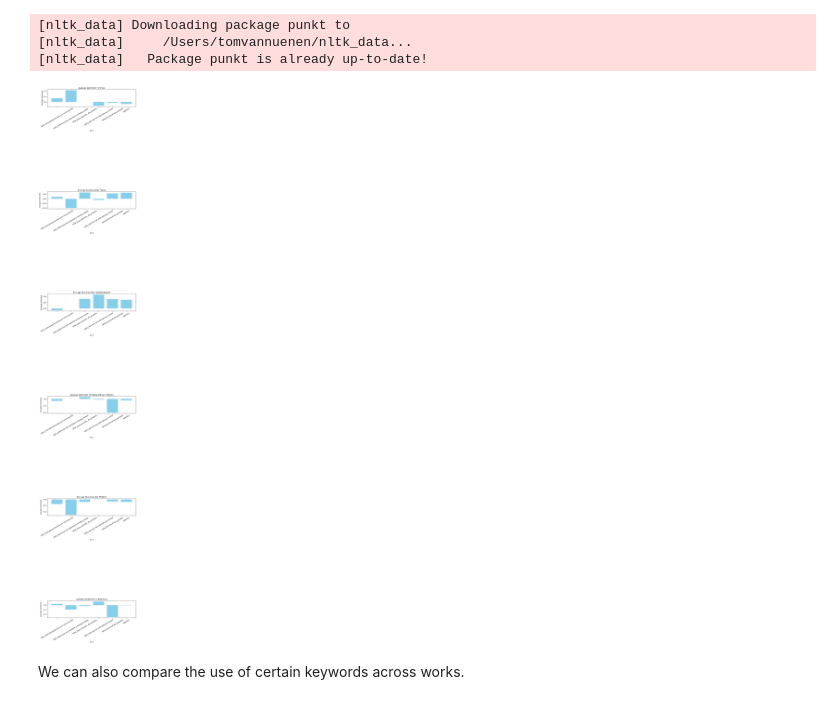
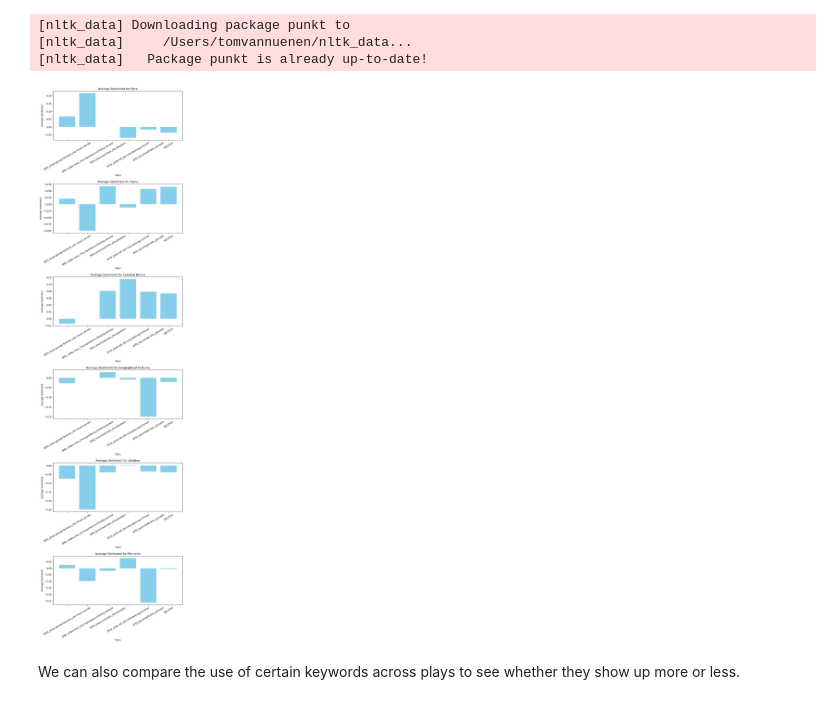
Before and after one commit to dlab-berkeley/DH-Text-Analysis, a Jupyter notebook: Q&A/sentiment_nature.ipynb, the cells around one changed output. Drawn from its saved outputs; the diff is of its cells as text; code cells hidden in the pictures.

```diff
--- a/Q&A/sentiment_nature.ipynb
+++ b/Q&A/sentiment_nature.ipynb
@@ -145,20 +156,20 @@ for filename in os.listdir(directory):
 [nltk_data]   Package punkt is already up-to-date!
 # %%
 # Plotting the results
-fig, axes = plt.subplots(len(categories), 1, figsize=(10, 60))  # Increased figure size
+fig, axes = plt.subplots(len(categories), 1, figsize=(10, 40))  # Increased figure size
 for ax, (category, averages) in zip(axes.flatten(), average_sentiments.items()):
     ax.bar(text_labels, averages, color='skyblue')
     ax.set_title(f'Average Sentiment for {category}')
     ax.set_ylabel('Average Sentiment')
     ax.set_xlabel('Texts')
     ax.tick_params(axis='x', labelrotation=30)  # Ensure rotation is applied correctly
 
-plt.subplots_adjust(hspace=5)  # Adjust horizontal space between plots
+plt.subplots_adjust(hspace=.9)  # Adjust space between plots
 plt.show()
 # %% [output]
-[figure, old version]
+[figure, new version]
 # %% [markdown]
-We can also compare the use of certain keywords across works.
+We can also compare the use of certain keywords across plays to see whether they show up more or less.
 # %%
 import spacy
 import matplotlib.pyplot as plt
```
Also changed, not shown: parts of 3 cells of this notebook.
